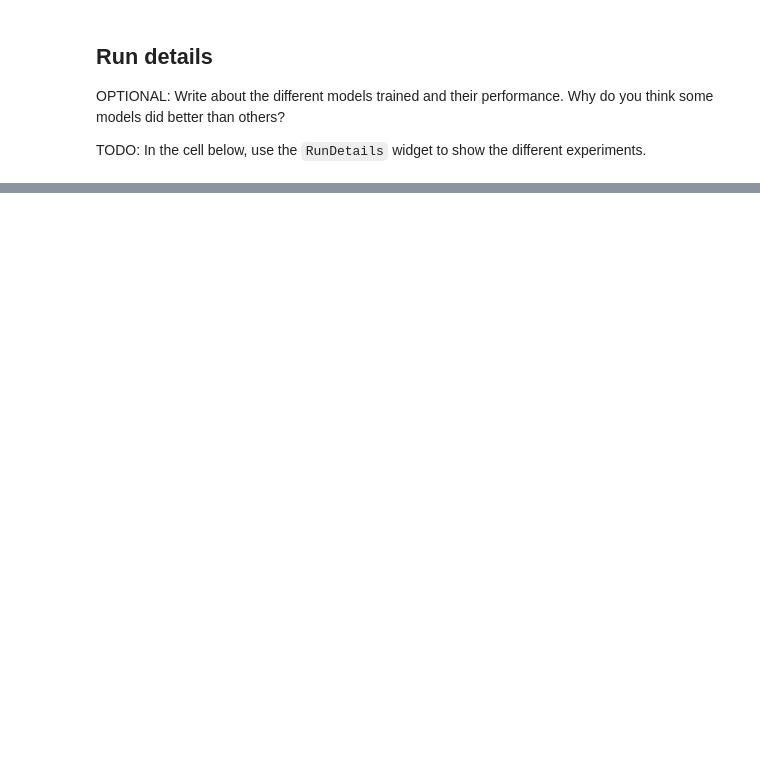
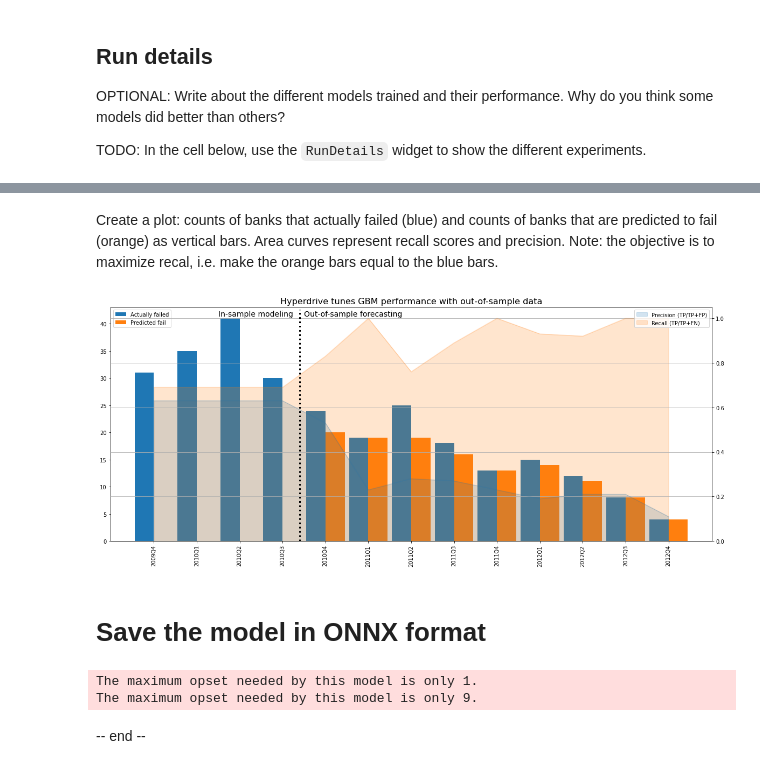
Before and after one commit to allaccountstaken/improving-risk-profile-classification, a Jupyter notebook: hyperparameter_tuning.ipynb, the cells around one changed output, grey strips where cells are left out. Cells and saved outputs as stored; diff of their text form; code cells hidden in the pictures; blank space fills up the shorter version.

Commit message:
updated automl and hyperdrive code, oos performance included

```diff
--- a/hyperparameter_tuning.ipynb
+++ b/hyperparameter_tuning.ipynb
@@ -160,0 +242,2 @@ TODO: In the cell below, print the logs of the web service and delete the servic
+# %%
+hyperdr_model = joblib.load('outputs/model.joblib')
@@ -160,0 +246,2 @@ TODO: In the cell below, print the logs of the web service and delete the servic
+# %%
+oos_reports = ['2010Q4', '2011Q1', '2011Q2', '2011Q3', '2011Q4', '2012Q1', '2012Q2', '2012Q3', '2012Q4']
@@ -160,0 +315,9 @@ TODO: In the cell below, print the logs of the web service and delete the servic
+# %%
+insample_results = {
+    '2009Q4':{'Actually failed':31, 'Predicted fail':0, 'Recall (TP/TP+FN)':0.69, 'Precision (TP/TP+FP)':0.63},
+    '2010Q1':{'Actually failed':35, 'Predicted fail':0, 'Recall (TP/TP+FN)':0.69, 'Precision (TP/TP+FP)':0.63},
+    '2010Q2':{'Actually failed':41, 'Predicted fail':0, 'Recall (TP/TP+FN)':0.69, 'Precision (TP/TP+FP)':0.63},
+    '2010Q3':{'Actually failed':30, 'Predicted fail':0, 'Recall (TP/TP+FN)':0.69, 'Precision (TP/TP+FP)':0.63}}
+
+results_df = pd.DataFrame.from_dict(insample_results, orient='index')
+results_df
@@ -160,0 +330,45 @@ TODO: In the cell below, print the logs of the web service and delete the servic
+# %% [markdown]
+Create a plot: counts of banks that actually failed (blue) and counts of banks that are predicted to fail (orange) as vertical bars. Area curves represent recall scores and precision. Note: the objective is to maximize recal, i.e. make the orange bars equal to the blue bars.
+# %%
+# Combine all metrics in one DataFrame
+results_plot_df = results_df.append(pd.DataFrame.from_dict(outofsample_results).T, sort=True)
+
+# Prepare figure and split axis
+fig, ax1 = plt.subplots(sharex=True, figsize=(20, 8))
+ax2 = ax1.twinx()
+
+# Plot bars and areas
+results_plot_df[['Actually failed','Predicted fail']].plot(
+    kind='bar', ax=ax1, width=0.9).legend(loc='upper left')
+results_plot_df[['Precision (TP/TP+FP)', 'Recall (TP/TP+FN)']].plot(
+    kind='area', stacked=False, alpha=0.2, ax=ax2).legend(loc='upper right')
+plt.axvline(x=3.4, ymin=0, ymax = 0.99, linewidth=3, color='k', linestyle=':')
+
+# Plot managements comtrols
+ax1.yaxis.tick_left()
+ax2.yaxis.tick_right()
+ax2.grid(True)
+ax1.set_xlim([-1.01, 13.01])
+
+# Assign titles
+ax1.text(x= 1.5, y=42.5, s='In-sample modeling', fontsize=14, verticalalignment='top')
+ax1.text(x= 3.5, y=42.5, s='Out-of-sample forecasting', fontsize=14, verticalalignment='top')
+plt.title('Hyperdrive tunes GBM performance with out-of-sample data', fontsize=16)
+
+plt.show()
+# %% [output]
+[figure, added]
+# %% [markdown]
+# Save the model in ONNX format
+# %%
+initial_type = [('float_input', FloatTensorType([None, 4]))]
+#covert to ONNX
+onx = convert_sklearn(hyperdr_model, initial_types=initial_type)
+#save to file
+with open("hdr_model.onnx", "wb") as f:
+    f.write(onx.SerializeToString())
+# %% [output]
+The maximum opset needed by this model is only 1.
+The maximum opset needed by this model is only 9.
+# %% [markdown]
+-- end --
```
Also changed, not shown: parts of 52 cells of this notebook, 20 other files.
